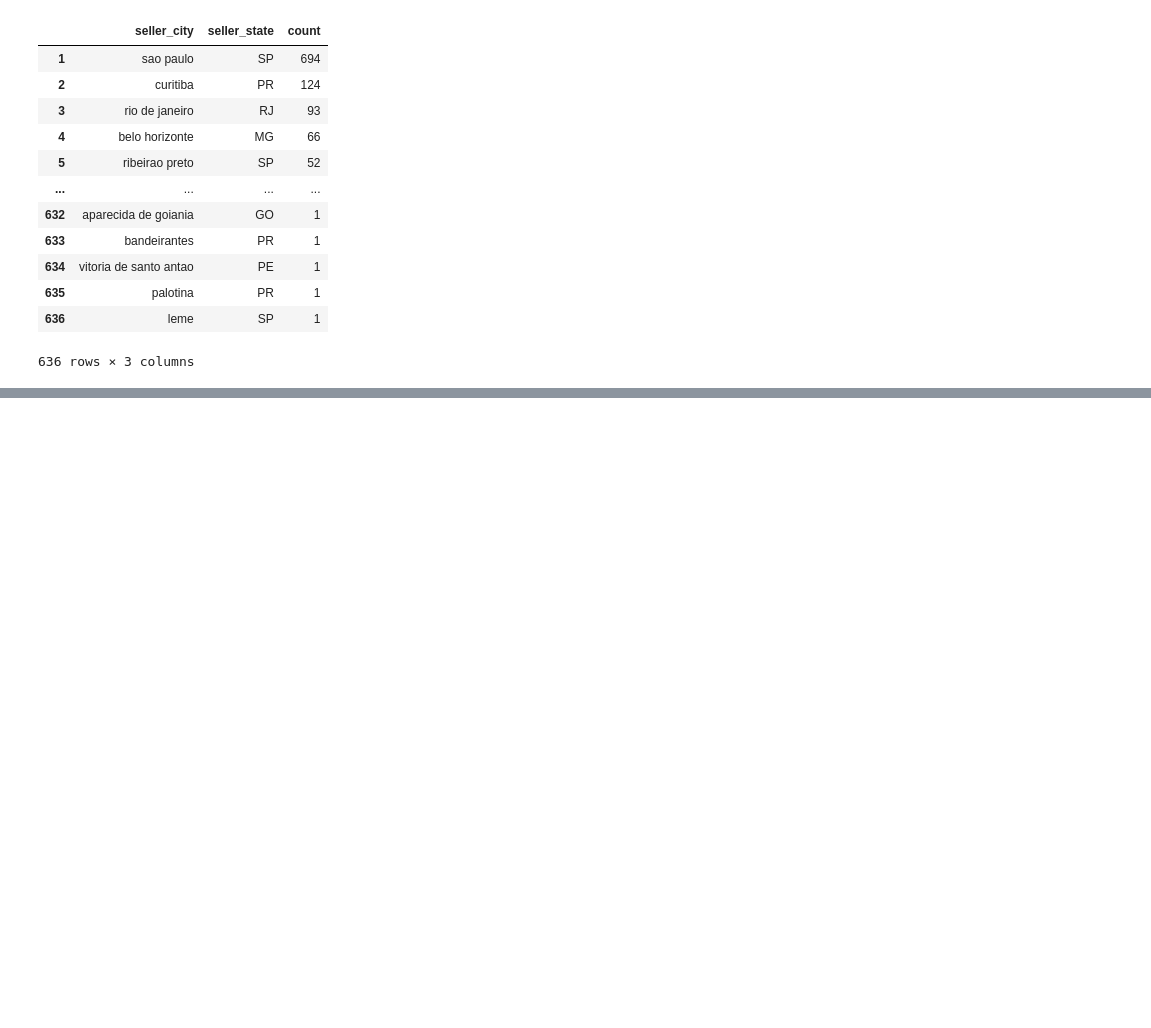
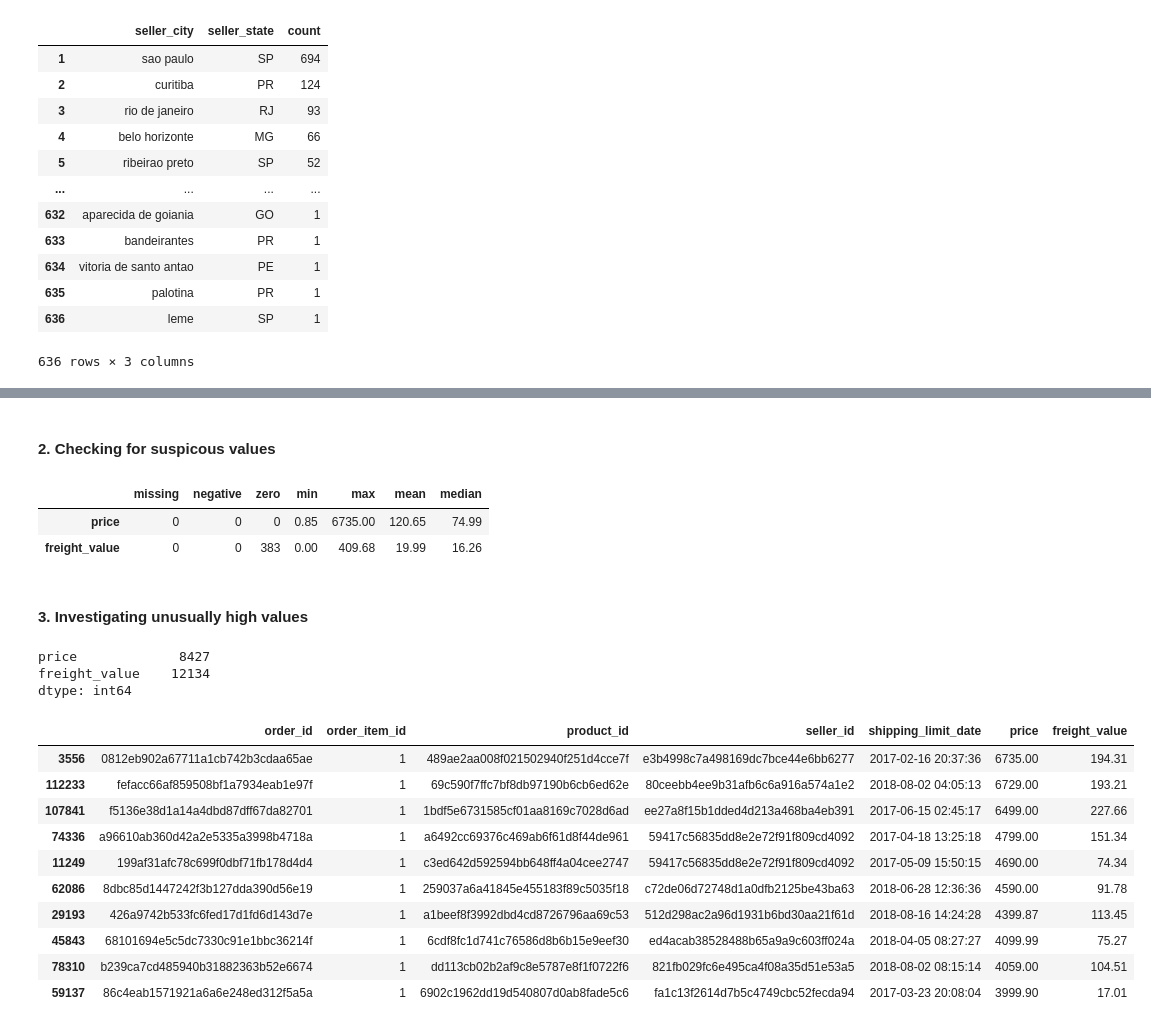
Before and after one commit to ErgysKorsita/ecommerce-batch-pipeline, a Jupyter notebook: notebooks/01_data_exploration.ipynb, the cells around one changed output, grey strips where cells are left out. Drawn from its saved outputs; the diff is of its cells as text; code cells hidden in the pictures; blank space fills up the shorter version.

```diff
--- a/notebooks/01_data_exploration.ipynb
+++ b/notebooks/01_data_exploration.ipynb
@@ -822,0 +905,56 @@ display(seller_locations)
+# %% [markdown]
+#### 2. Checking for suspicous values
+# %%
+def check_numeric_values(df, columns):
+    results = pd.DataFrame({
+        'missing': df[columns].isna().sum(),
+        'negative': df[columns].lt(0).sum(),
+        'zero' : df[columns].eq(0).sum(),
+        'min' : df[columns].min(),
+        'max' : df[columns].max(),
+        'mean' : df[columns].mean().round(2),
+        'median' : df[columns].median()
+    })
+
+    return results
+
+display(check_numeric_values(df_order_items, columns))
+# %% [output]
+|  | missing | negative | zero | min | max | mean | median |
+| price | 0 | 0 | 0 | 0.85 | 6735.00 | 120.65 | 74.99 |
+| freight_value | 0 | 0 | 383 | 0.00 | 409.68 | 19.99 | 16.26 |
+# %% [markdown]
+#### 3. Investigating unusually high values
+# %%
+Q1 = df_order_items[columns].quantile(0.25)
+Q3 = df_order_items[columns].quantile(0.75)
+
+IQR = Q3 - Q1
+
+lower_bound = Q1 - 1.5 * IQR
+upper_bound = Q3 + 1.5 * IQR
+
+outliers = (
+    (df_order_items[columns] < lower_bound) |
+    (df_order_items[columns] > upper_bound)
+)
+
+display(outliers.sum())
+# %% [output]
+price             8427
+freight_value    12134
+dtype: int64
+# %%
+display(df_order_items.nlargest(10, "price"))
+# %% [output]
+|  | order_id | order_item_id | product_id | seller_id | shipping_limit_date | price | freight_value |
+| 3556 | 0812eb902a67711a1cb742b3cdaa65ae | 1 | 489ae2aa008f021502940f251d4cce7f | e3b4998c7a498169dc7bce44e6bb6277 | 2017-02-16 20:37:36 | 6735.00 | 194.31 |
+| 112233 | fefacc66af859508bf1a7934eab1e97f | 1 | 69c590f7ffc7bf8db97190b6cb6ed62e | 80ceebb4ee9b31afb6c6a916a574a1e2 | 2018-08-02 04:05:13 | 6729.00 | 193.21 |
+| 107841 | f5136e38d1a14a4dbd87dff67da82701 | 1 | 1bdf5e6731585cf01aa8169c7028d6ad | ee27a8f15b1dded4d213a468ba4eb391 | 2017-06-15 02:45:17 | 6499.00 | 227.66 |
+| 74336 | a96610ab360d42a2e5335a3998b4718a | 1 | a6492cc69376c469ab6f61d8f44de961 | 59417c56835dd8e2e72f91f809cd4092 | 2017-04-18 13:25:18 | 4799.00 | 151.34 |
+| 11249 | 199af31afc78c699f0dbf71fb178d4d4 | 1 | c3ed642d592594bb648ff4a04cee2747 | 59417c56835dd8e2e72f91f809cd4092 | 2017-05-09 15:50:15 | 4690.00 | 74.34 |
+| 62086 | 8dbc85d1447242f3b127dda390d56e19 | 1 | 259037a6a41845e455183f89c5035f18 | c72de06d72748d1a0dfb2125be43ba63 | 2018-06-28 12:36:36 | 4590.00 | 91.78 |
+| 29193 | 426a9742b533fc6fed17d1fd6d143d7e | 1 | a1beef8f3992dbd4cd8726796aa69c53 | 512d298ac2a96d1931b6bd30aa21f61d | 2018-08-16 14:24:28 | 4399.87 | 113.45 |
+| 45843 | 68101694e5c5dc7330c91e1bbc36214f | 1 | 6cdf8fc1d741c76586d8b6b15e9eef30 | ed4acab38528488b65a9a9c603ff024a | 2018-04-05 08:27:27 | 4099.99 | 75.27 |
+| 78310 | b239ca7cd485940b31882363b52e6674 | 1 | dd113cb02b2af9c8e5787e8f1f0722f6 | 821fb029fc6e495ca4f08a35d51e53a5 | 2018-08-02 08:15:14 | 4059.00 | 104.51 |
+| 59137 | 86c4eab1571921a6a6e248ed312f5a5a | 1 | 6902c1962dd19d540807d0ab8fade5c6 | fa1c13f2614d7b5c4749cbc52fecda94 | 2017-03-23 20:08:04 | 3999.90 | 17.01 |
```
Also changed, not shown: parts of 14 cells of this notebook, 1 other file.
